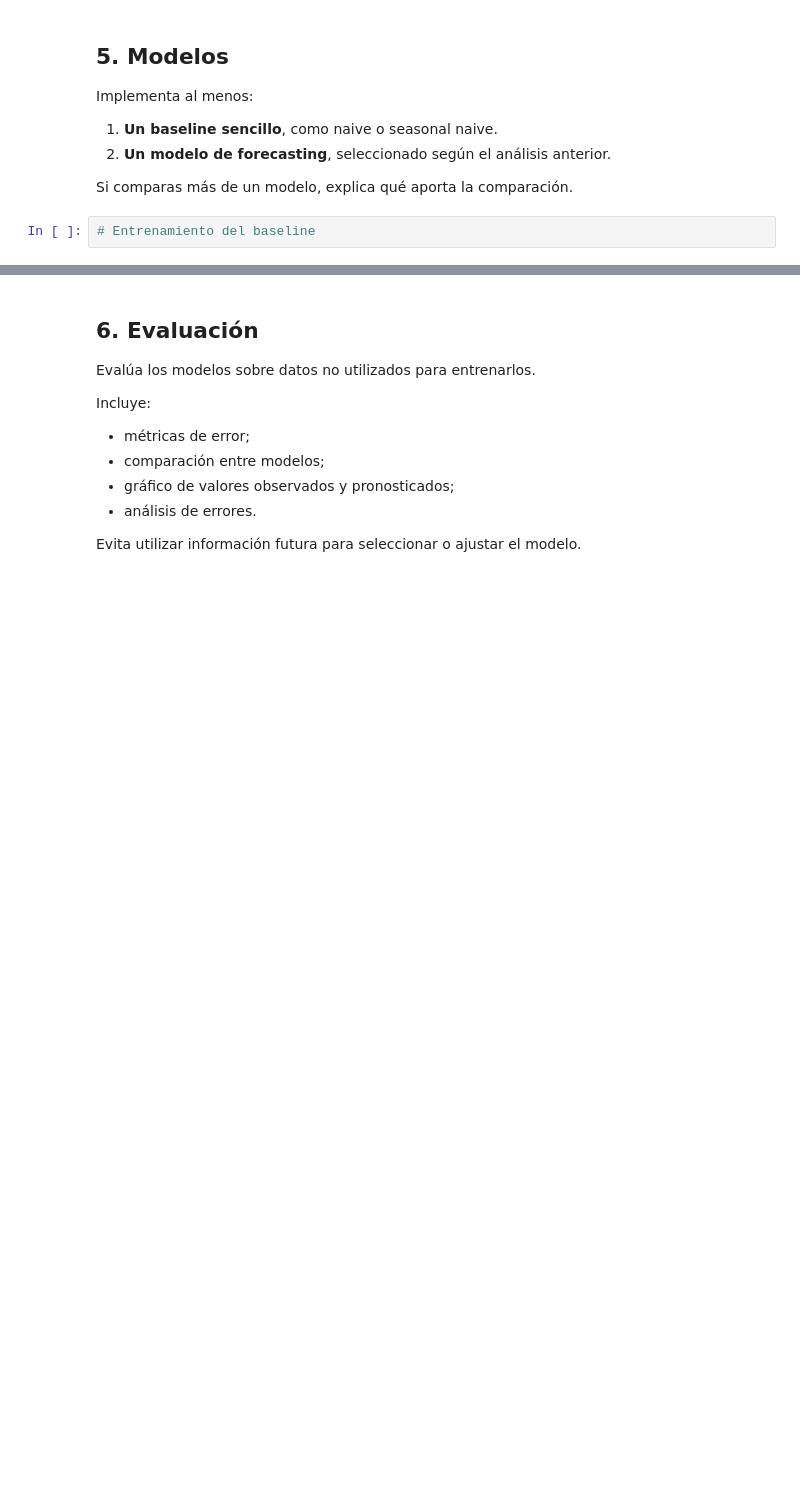
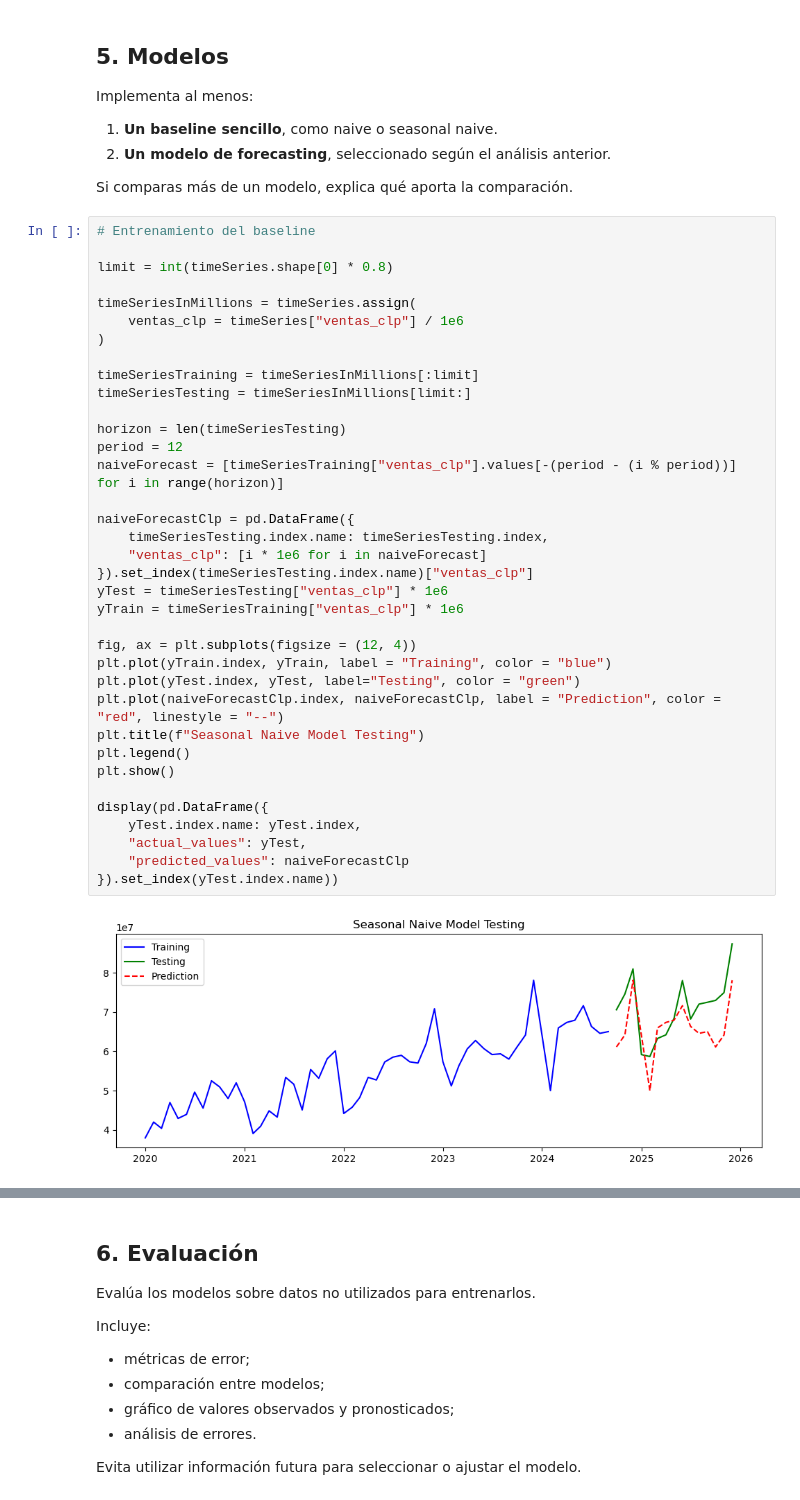
Before and after one commit to LUCHER4321/jupyter-time-series, a Jupyter notebook: Proyecto_Series_Temporales.ipynb, the cells around one changed output, grey strips where cells are left out. Cells and saved outputs as stored; diff of their text form; blank space fills up the shorter version.

```diff
--- a/Proyecto_Series_Temporales.ipynb
+++ b/Proyecto_Series_Temporales.ipynb
@@ -113,3 +203,39 @@ Implementa al menos:
 Si comparas más de un modelo, explica qué aporta la comparación.
 # %%
 # Entrenamiento del baseline
+
+limit = int(timeSeries.shape[0] * 0.8)
+
+timeSeriesInMillions = timeSeries.assign(
+    ventas_clp = timeSeries["ventas_clp"] / 1e6
+)
+
+timeSeriesTraining = timeSeriesInMillions[:limit]
+timeSeriesTesting = timeSeriesInMillions[limit:]
+
+horizon = len(timeSeriesTesting)
+period = 12
+naiveForecast = [timeSeriesTraining["ventas_clp"].values[-(period - (i % period))] for i in range(horizon)]
+
+naiveForecastClp = pd.DataFrame({
+    timeSeriesTesting.index.name: timeSeriesTesting.index,
+    "ventas_clp": [i * 1e6 for i in naiveForecast]
+}).set_index(timeSeriesTesting.index.name)["ventas_clp"]
+yTest = timeSeriesTesting["ventas_clp"] * 1e6
+yTrain = timeSeriesTraining["ventas_clp"] * 1e6
+
+fig, ax = plt.subplots(figsize = (12, 4))
+plt.plot(yTrain.index, yTrain, label = "Training", color = "blue")
+plt.plot(yTest.index, yTest, label="Testing", color = "green")
+plt.plot(naiveForecastClp.index, naiveForecastClp, label = "Prediction", color = "red", linestyle = "--")
+plt.title(f"Seasonal Naive Model Testing")
+plt.legend()
+plt.show()
+
+display(pd.DataFrame({
+    yTest.index.name: yTest.index,
+    "actual_values": yTest,
+    "predicted_values": naiveForecastClp
+}).set_index(yTest.index.name))
+# %% [output]
+[figure, added]
```
Also changed, not shown: parts of 6 cells of this notebook.
